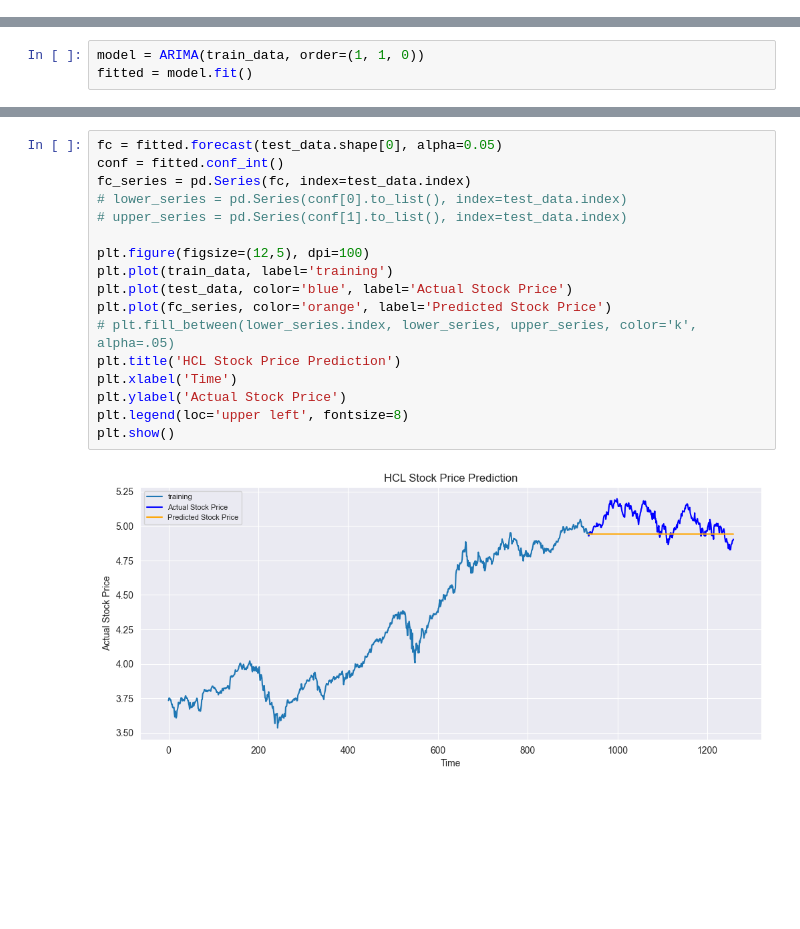
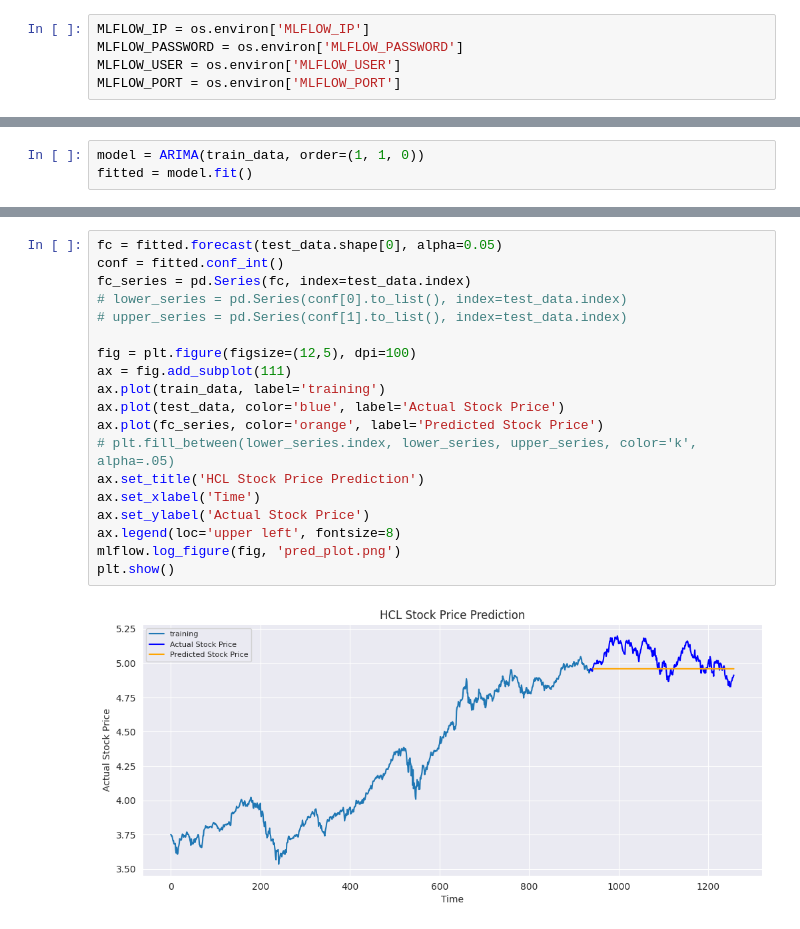
Before and after one commit to r-vvch/DMLS_2022_stocks, a Jupyter notebook: ARIMA.ipynb, the cells around one changed output, grey strips where cells are left out. Drawn from its saved outputs; the diff is of its cells as text; blank space fills up the shorter version.

Commit message:
MLflow implementation added for ARIMA model
exposed private data removed

```diff
--- a/ARIMA.ipynb
+++ b/ARIMA.ipynb
@@ -20,3 +23,8 @@ from statsmodels.tsa.arima.model import ARIMA
+# %%
+MLFLOW_IP = os.environ['MLFLOW_IP']
+MLFLOW_PASSWORD = os.environ['MLFLOW_PASSWORD']
+MLFLOW_USER = os.environ['MLFLOW_USER']
+MLFLOW_PORT = os.environ['MLFLOW_PORT']
 # %% [markdown]
 # Obtaining data
 # %%
@@ -204,19 +247,21 @@ fitted.conf_int()
 # %%
 fc = fitted.forecast(test_data.shape[0], alpha=0.05)
 conf = fitted.conf_int()
 fc_series = pd.Series(fc, index=test_data.index)
 # lower_series = pd.Series(conf[0].to_list(), index=test_data.index)
 # upper_series = pd.Series(conf[1].to_list(), index=test_data.index)
 
-plt.figure(figsize=(12,5), dpi=100)
-plt.plot(train_data, label='training')
-plt.plot(test_data, color='blue', label='Actual Stock Price')
-plt.plot(fc_series, color='orange', label='Predicted Stock Price')
+fig = plt.figure(figsize=(12,5), dpi=100)
+ax = fig.add_subplot(111)
+ax.plot(train_data, label='training')
+ax.plot(test_data, color='blue', label='Actual Stock Price')
+ax.plot(fc_series, color='orange', label='Predicted Stock Price')
 # plt.fill_between(lower_series.index, lower_series, upper_series, color='k', alpha=.05)
-plt.title('HCL Stock Price Prediction')
-plt.xlabel('Time')
-plt.ylabel('Actual Stock Price')
-plt.legend(loc='upper left', fontsize=8)
+ax.set_title('HCL Stock Price Prediction')
+ax.set_xlabel('Time')
+ax.set_ylabel('Actual Stock Price')
+ax.legend(loc='upper left', fontsize=8)
+mlflow.log_figure(fig, 'pred_plot.png')
 plt.show()
 # %% [output]
-[figure, old version]
+[figure, new version]
```
Also changed, not shown: parts of 17 cells of this notebook, 2 other files.
